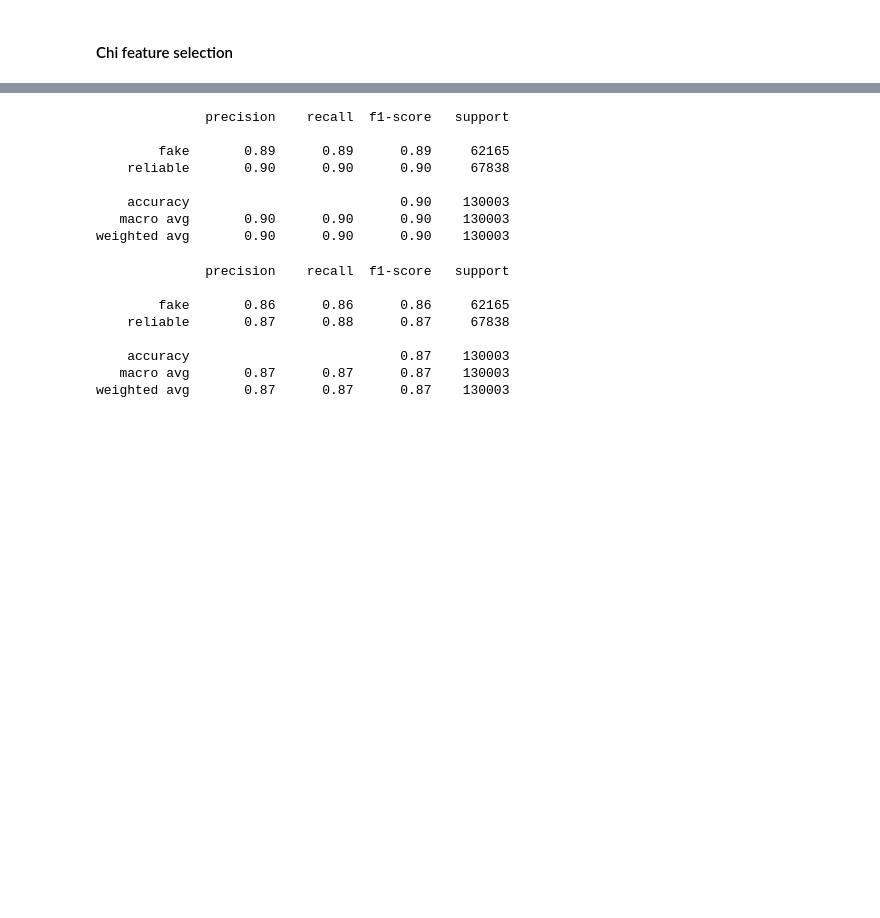
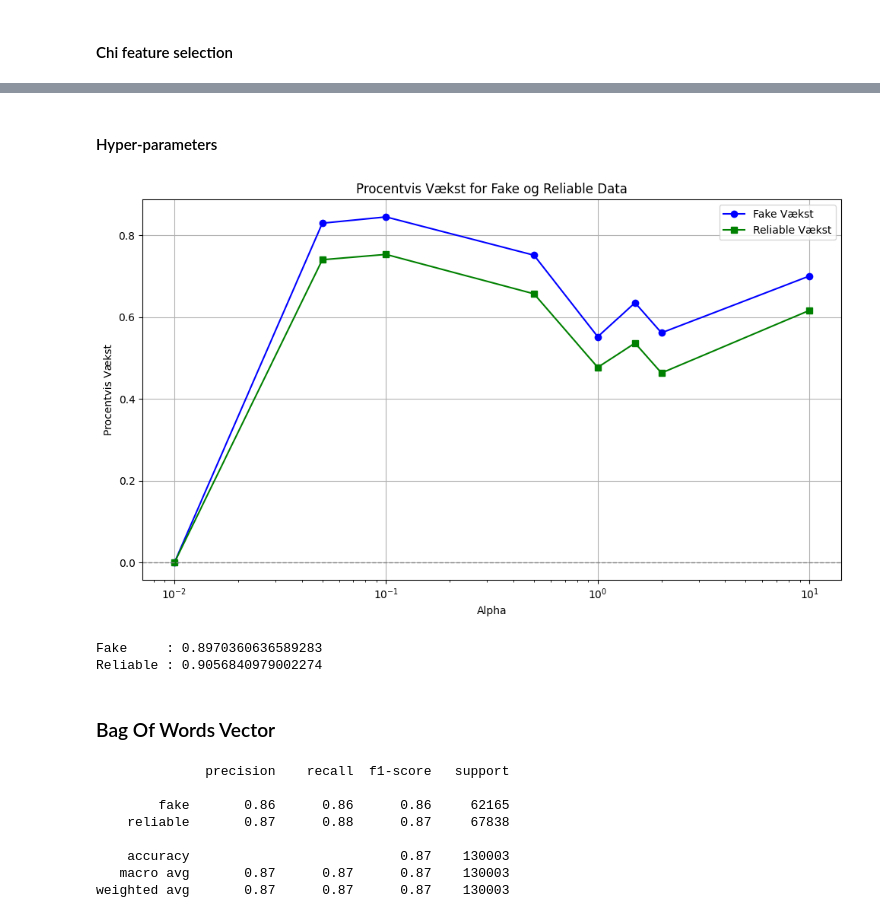
Before and after one commit to Zjt866/GDS-Fake-News-Project, a Jupyter notebook: Advanced Model/Advanced Model development.ipynb, the cells around one changed output, grey strips where cells are left out. Saved outputs shown, nothing was run; the diff lists cells and outputs as text; code cells hidden in the pictures; blank space fills up the shorter version.

```diff
--- a/Advanced Model/Advanced Model development.ipynb
+++ b/Advanced Model/Advanced Model development.ipynb
@@ -138,11 +118,11 @@ TFIDF_Multigram_BagOfWords = TfidfTransformer().fit(Multigram_BagOfWords_matrix)
 # %%
 from sklearn.feature_selection import SelectFpr, chi2
 # %%
-Chi_CountVector = SelectFpr(chi2, alpha=0.42).fit(CountVector_matrix, Training_Data['Y'])
+Chi_CountVector = SelectFpr(chi2, alpha=0.50).fit(CountVector_matrix, Training_Data['Y'])
 
 Chi_Bigram_CountVector = SelectFpr(chi2, alpha=0.42).fit(Bigram_CountVector_matrix, Training_Data['Y'])
 
-Chi_Multigram_CountVector = SelectFpr(chi2, alpha=0.42).fit(Multigram_CountVector_matrix, Training_Data['Y'])
+Chi_Multigram_CountVector = SelectFpr(chi2, alpha=0.35).fit(Multigram_CountVector_matrix, Training_Data['Y'])
 # %%
 Chi_BagOfWords = SelectFpr(chi2, alpha=0.42).fit(BagOfWords_matrix, Training_Data['Y'])
 
@@ -462,17 +422,2 @@ Reliable : 0.9024577346354704
-# %%
-# Opret og træn modellen
-log_reg_model = LogisticRegression(max_iter=10000)
-log_reg_model.fit(CountVector_matrix, Training_Data['Y'])
-
-# Evaluer modellen
-y_pred = log_reg_model.predict(CountVector.transform(Test_Data['X']))
-print(classification_report(Test_Data['Y'], y_pred))
-# %% [output]
-              precision    recall  f1-score   support
-
-        fake       0.89      0.89      0.89     62165
-    reliable       0.90      0.90      0.90     67838
-
-    accuracy                           0.90    130003
-   macro avg       0.90      0.90      0.90    130003
-weighted avg       0.90      0.90      0.90    130003
+# %% [markdown]
+#### Hyper-parameters
@@ -479,3 +448,49 @@ weighted avg       0.90      0.90      0.90    130003
+# %%
+import numpy as np
+import matplotlib.pyplot as plt
+
+# Konverter data til NumPy arrays
+alpha = np.array(outputs3['alpha'])
+fake = np.array(outputs3['fake'])
+reliable = np.array(outputs3['reliable'])
+
+# Beregn procentvis vækst i forhold til første værdi
+fake_growth = ((fake - fake[0]) / fake[0]) * 100
+reliable_growth = ((reliable - reliable[0]) / reliable[0]) * 100
+
+# Plot vækst
+plt.figure(figsize=(10, 6))
+plt.plot(alpha, fake_growth, label='Fake Vækst', marker='o', color='blue')
+plt.plot(alpha, reliable_growth, label='Reliable Vækst', marker='s', color='green')
+
+plt.xscale('log')
+
+# Tilføj labels og layout
+plt.axhline(0, color='gray', linestyle='--', linewidth=1)  # Nul-linje for reference
+plt.xlabel('Alpha')
+plt.ylabel('Procentvis Vækst')
+plt.title('Procentvis Vækst for Fake og Reliable Data')
+plt.legend()
+plt.grid()
+plt.tight_layout()
+plt.show()
+# %% [output]
+[figure, added]
+# %%
+# Initializing and training the model
+LogReg_model = LogisticRegression(max_iter=10000, C=0.1)
+LogReg_model.fit(Chi_Multigram_CountVector.transform(Multigram_CountVector_matrix), Training_Data['Y'])
+
+# Testing the model
+predictions = LogReg_model.predict(Chi_Multigram_CountVector.transform(Multigram_CountVector.transform(Test_Data['X'])))
+result = classification_report(Test_Data['Y'], predictions, digits=5, output_dict=True)
+print(f'Fake     : {result['fake']['f1-score']}')
+print(f'Reliable : {result['reliable']['f1-score']}')
+# %% [output]
+Fake     : 0.8970360636589283
+Reliable : 0.9056840979002274
+# %% [markdown]
+### Bag Of Words Vector
 # %%
 # Opret og træn modellen
 log_reg_model = LogisticRegression(max_iter=10000)
```
Also changed, not shown: parts of 30 cells of this notebook.
